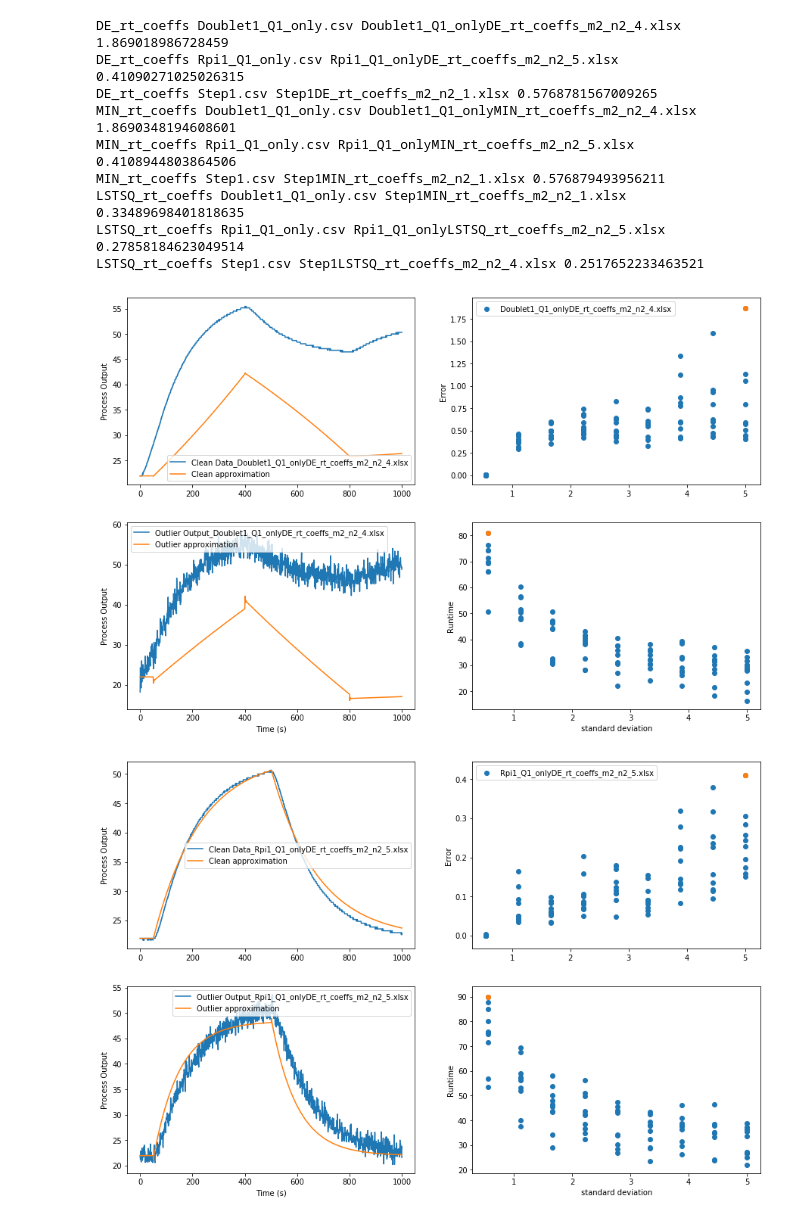
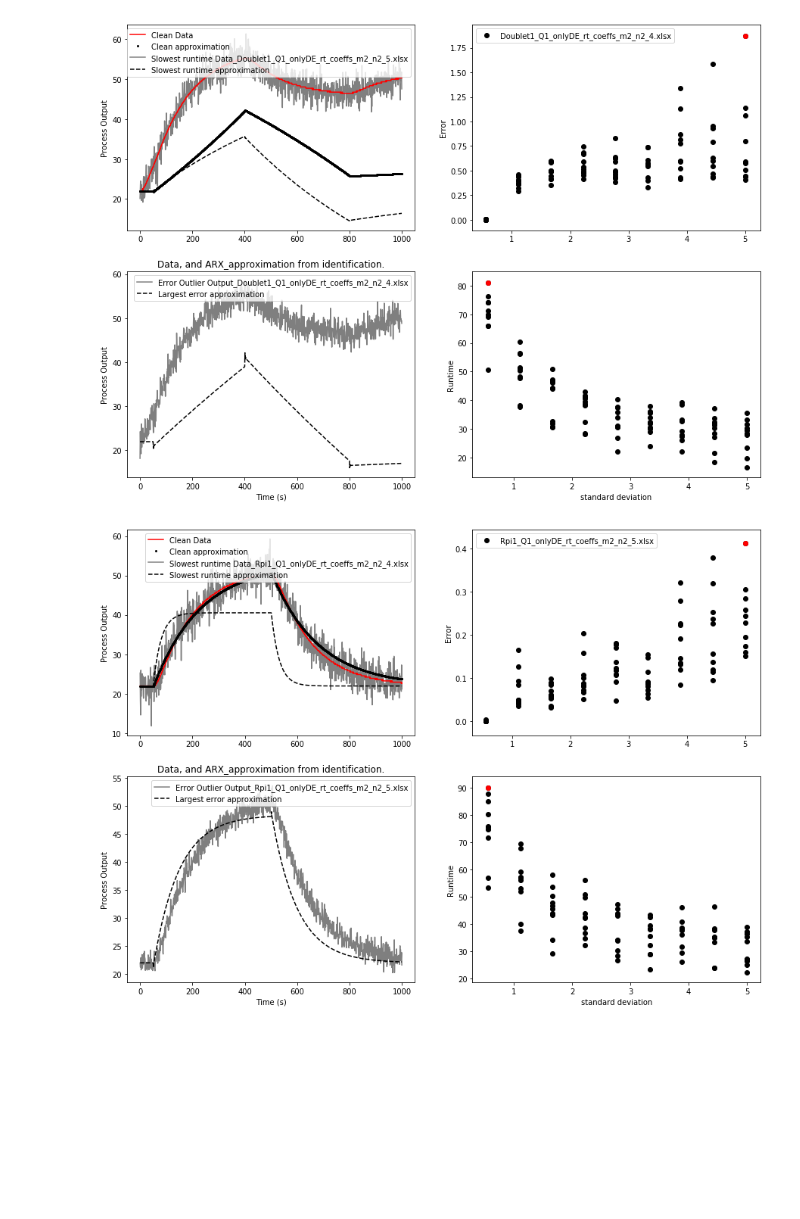
Before and after one commit to jmopperman/CSC411, a Jupyter notebook: Resulting_Plots.ipynb, the cells around one changed output. Saved outputs shown, nothing was run; the diff lists cells and outputs as text; code cells hidden in the pictures; blank space fills up the shorter version.

Commit message:
Plotting outliers and the simulations thereof and experiment graphing styles.

```diff
--- a/Resulting_Plots.ipynb
+++ b/Resulting_Plots.ipynb
@@ -23,7 +23,8 @@ for method_name, method in ARX_Optimization.__dict__.items():
     if callable(method) and fnmatch.fnmatch(method_name, '*coeffs'):  # Get Identification Technique
         for dataname in os.listdir(input_datadir):  # Get data filename
             if dataname.endswith('.csv'):
-                fig, ax = plt.subplots(2,2, figsize=(15,10))
+                fig, ax = plt.subplots(2,2, figsize=(15,11))
+                ax[1,0].set_title('Data, and ARX_approximation from identification.')
                 ax[1,0].set_xlabel('Time (s)')
                 ax[1,1].set_xlabel('standard deviation')
                 ax[1,1].set_ylabel('Runtime')
@@ -33,58 +34,66 @@ for method_name, method in ARX_Optimization.__dict__.items():
                 error = []
                 runtime = []
                 sigmas = []
+                max_error = max_runtime = 0
                 for resultname in os.listdir(result_datadir): # Get result filename
                     if resultname.endswith('.xlsx') and fnmatch.fnmatch(os.path.splitext(resultname)[0], '*'+os.path.splitext(dataname)[0]+'*') and fnmatch.fnmatch(os.path.splitext(resultname)[0], '*'+method_name+'*') and fnmatch.fnmatch(os.path.splitext(resultname)[0], '*m'+str(m)+'_n'+str(n)+'*'): #group result filenames that match the data filename and ID technique
                         dfr = pandas.read_excel(result_datadir/resultname, sheet_name='ID_Results', header=None)
                         data = pandas.read_csv(input_datadir/dataname)
-                        max_error = 0
+                        prev_max_error = max_error
+                        prev_max_runtime = max_runtime
                         for i in range(1,len(dfr)):
                             difference=[]
                             for j in range(m+n):
                                 difference.append(abs(dfr[j][0] - dfr[j][i]))
-                            prev_max_error = max_error
                             error.append(sum(difference))
                             runtime.append(dfr[j+1][i])
                             sigmas.append(dfr[j+2][i])
                             max_error = max(error)
+                            max_runtime = max(runtime)
                         if max_error > prev_max_error:
                             idx = error.index(max_error)
                             outlier_run = resultname
                             dfd_outlier = pandas.read_excel(result_datadir/outlier_run, sheet_name='Input_Data', header=None)
                             dfr_outlier = pandas.read_excel(result_datadir/outlier_run, sheet_name='ID_Results', header=None)
-                            if idx < 9:
+                            if idx <= 9:
                                 pt = idx
                             else:
                                 pt = int(str(idx)[1])
+                            output_outlier = dfd_outlier[pt]
+                        if max_runtime > prev_max_runtime:
+                            idxr = runtime.index(max_runtime)
+                            maxtime_name = resultname
+                            dfd_maxtime = pandas.read_excel(result_datadir/maxtime_name, sheet_name='Input_Data', header=None)
+                            dfr_maxtime = pandas.read_excel(result_datadir/maxtime_name, sheet_name='ID_Results', header=None)
+#                             print(idxr)
+#                             if idxr == 0:
+#                                 ptr = 1   # For some reason if idxr = 0, this is still not true ...
+                            if idxr <= 9:
+                                ptr = idxr
+                            else:
+                                ptr = int(str(idxr)[1])
+                            maxrun = dfd_maxtime[ptr]
 
-                            output_outlier = dfd_outlier[pt]
-                print(method_name, dataname, outlier_run, max_error)
-                sim_clean = ARX_Optimization.simulate(dfr_outlier.loc[0][:m+n].values, data.Q1.values, m, n) + dfd_outlier[1][0] #change Q1 to work for any data set or code specific process inputs
-                ax[0,0].plot(dfd_outlier[0].values, dfd_outlier[1], label = 'Clean Data'+'_'+outlier_run)
-                ax[0,0].plot(dfd_outlier[0].values, sim_clean, label='Clean approximation')
+                sim_clean = ARX_Optimization.simulate(dfr_maxtime.loc[0][:m+n].values, data.Q1.values, m, n) + dfd_maxtime[1][0] #change Q1 to work for any data set or code specific process inputs
+                sim_maxtime = ARX_Optimization.simulate(dfr_maxtime.loc[ptr][:m+n].values, data.Q1.values, m, n) + dfd_maxtime[1][0] #change Q1 to work for any data set or code specific process inputs
+                ax[0,0].plot(dfd_maxtime[0].values, dfd_maxtime[1].values, color='r', label='Clean Data')
+                ax[0,0].plot(dfd_maxtime[0].values, sim_clean, 'o', markersize=2, color='k', label='Clean approximation')
+                ax[0,0].plot(dfd_maxtime[0].values, maxrun, color='grey', zorder=0, label = 'Slowest runtime Data'+'_'+maxtime_name)
+                ax[0,0].plot(dfd_maxtime[0].values, sim_maxtime, '--', color='k', label='Slowest runtime approximation')
 
                 sim_outlier = ARX_Optimization.simulate(dfr_outlier.loc[pt][:m+n].values, data.Q1.values, m, n) + dfd_outlier[1][0] #change Q1 to work for any data set or code specific process inputs
-                ax[1,0].plot(dfd_outlier[0].values, output_outlier, label = 'Outlier Output'+'_'+outlier_run)
-                ax[1,0].plot(dfd_outlier[0].values, sim_outlier, label='Outlier approximation')
+                ax[1,0].plot(dfd_outlier[0].values, output_outlier, color='k', alpha=0.5, label = 'Error Outlier Output'+'_'+outlier_run)
+                ax[1,0].plot(dfd_outlier[0].values, sim_outlier, '--', color='k',label='Largest error approximation')
 
-                ax[0,1].scatter(sigmas, error, label=outlier_run)
-                ax[0,1].scatter(sigmas[idx], max_error)
+                ax[0,1].scatter(sigmas, error, label=outlier_run, color='k')
+                ax[0,1].scatter(sigmas[idx], max_error, color='red')
 
-                ax[1,1].scatter(sigmas, runtime)
-                ax[1,1].scatter(sigmas[runtime.index(max(runtime))], max(runtime))
+                ax[1,1].scatter(sigmas, runtime, color='k')
+                ax[1,1].scatter(sigmas[runtime.index(max(runtime))], max(runtime), color='red')
 
                 ax[0,0].legend()
                 ax[1,0].legend()
                 ax[0,1].legend()
 # %% [output]
-DE_rt_coeffs Doublet1_Q1_only.csv Doublet1_Q1_onlyDE_rt_coeffs_m2_n2_4.xlsx 1.869018986728459
-DE_rt_coeffs Rpi1_Q1_only.csv Rpi1_Q1_onlyDE_rt_coeffs_m2_n2_5.xlsx 0.41090271025026315
-DE_rt_coeffs Step1.csv Step1DE_rt_coeffs_m2_n2_1.xlsx 0.5768781567009265
-MIN_rt_coeffs Doublet1_Q1_only.csv Doublet1_Q1_onlyMIN_rt_coeffs_m2_n2_4.xlsx 1.8690348194608601
-MIN_rt_coeffs Rpi1_Q1_only.csv Rpi1_Q1_onlyMIN_rt_coeffs_m2_n2_5.xlsx 0.4108944803864506
-MIN_rt_coeffs Step1.csv Step1MIN_rt_coeffs_m2_n2_1.xlsx 0.576879493956211
-LSTSQ_rt_coeffs Doublet1_Q1_only.csv Step1MIN_rt_coeffs_m2_n2_1.xlsx 0.33489698401818635
-LSTSQ_rt_coeffs Rpi1_Q1_only.csv Rpi1_Q1_onlyLSTSQ_rt_coeffs_m2_n2_5.xlsx 0.27858184623049514
-LSTSQ_rt_coeffs Step1.csv Step1LSTSQ_rt_coeffs_m2_n2_4.xlsx 0.2517652233463521
-[figure, old version]
+[figure, new version]
-[figure, old version]
+[figure, new version]
```
Also changed, not shown: parts of 1 cell of this notebook.
